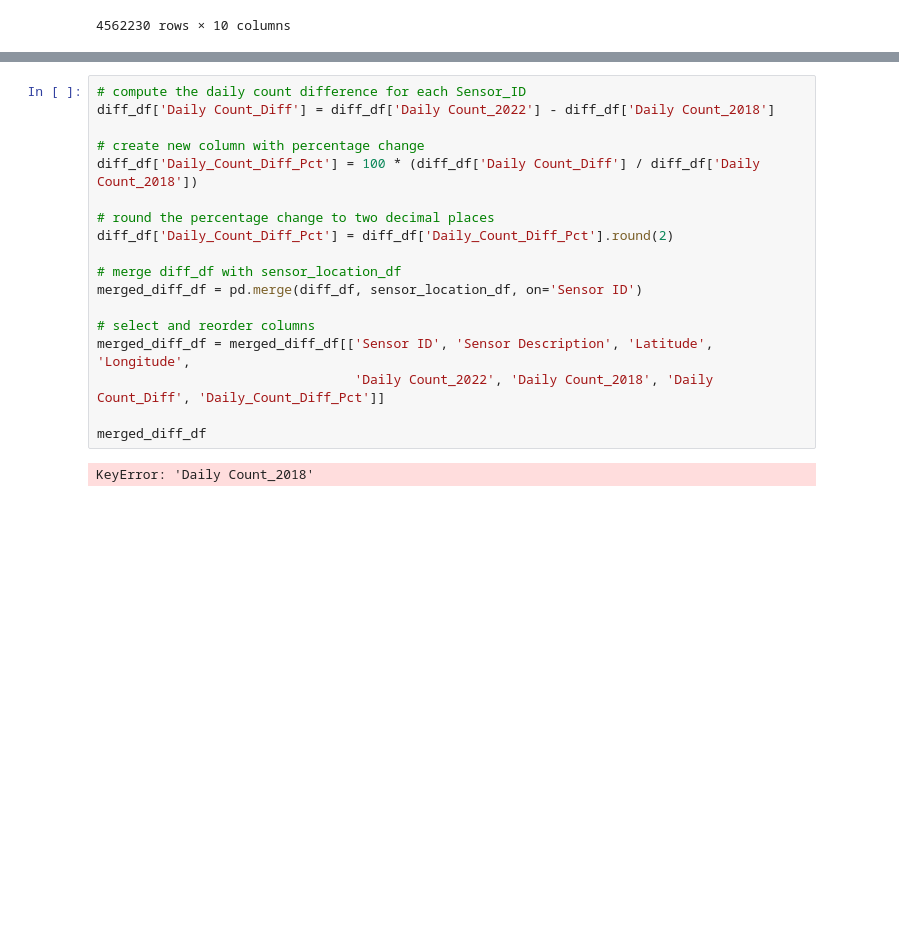
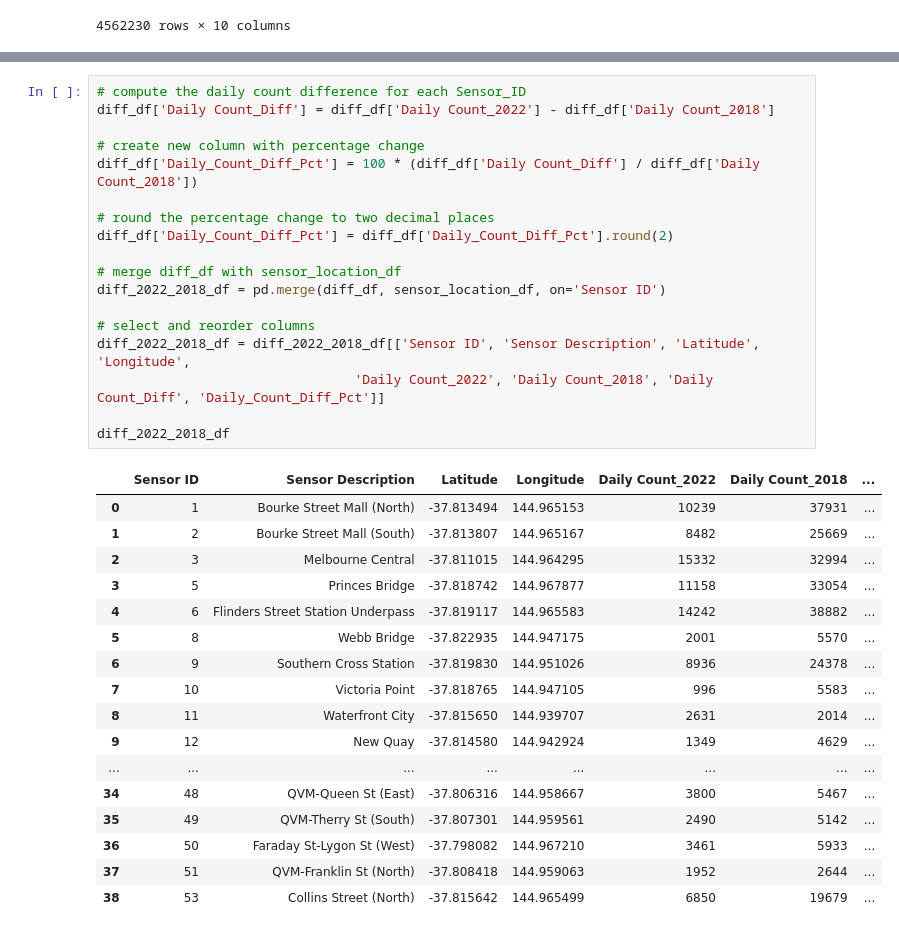
Before and after one commit to hendaman/project-1-challenge, a Jupyter notebook: Question-3-Owen/PedestrianTrafficVolume.ipynb, the cells around one changed output, grey strips where cells are left out. Drawn from its saved outputs; the diff is of its cells as text; blank space fills up the shorter version.

```diff
--- a/Question-3-Owen/PedestrianTrafficVolume.ipynb
+++ b/Question-3-Owen/PedestrianTrafficVolume.ipynb
@@ -208,20 +210,36 @@ diff_df
 # %%
 # compute the daily count difference for each Sensor_ID
 diff_df['Daily Count_Diff'] = diff_df['Daily Count_2022'] - diff_df['Daily Count_2018']
 
 # create new column with percentage change
 diff_df['Daily_Count_Diff_Pct'] = 100 * (diff_df['Daily Count_Diff'] / diff_df['Daily Count_2018'])
 
 # round the percentage change to two decimal places
 diff_df['Daily_Count_Diff_Pct'] = diff_df['Daily_Count_Diff_Pct'].round(2)
 
 # merge diff_df with sensor_location_df
-merged_diff_df = pd.merge(diff_df, sensor_location_df, on='Sensor ID')
+diff_2022_2018_df = pd.merge(diff_df, sensor_location_df, on='Sensor ID')
 
 # select and reorder columns
-merged_diff_df = merged_diff_df[['Sensor ID', 'Sensor Description', 'Latitude', 'Longitude',
+diff_2022_2018_df = diff_2022_2018_df[['Sensor ID', 'Sensor Description', 'Latitude', 'Longitude',
                                  'Daily Count_2022', 'Daily Count_2018', 'Daily Count_Diff', 'Daily_Count_Diff_Pct']]
 
-merged_diff_df
+diff_2022_2018_df
 # %% [output]
-KeyError: 'Daily Count_2018'
+|  | Sensor ID | Sensor Description | Latitude | Longitude | Daily Count_2022 | Daily Count_2018 | ... |
+| 0 | 1 | Bourke Street Mall (North) | -37.813494 | 144.965153 | 10239 | 37931 | ... |
+| 1 | 2 | Bourke Street Mall (South) | -37.813807 | 144.965167 | 8482 | 25669 | ... |
+| 2 | 3 | Melbourne Central | -37.811015 | 144.964295 | 15332 | 32994 | ... |
+| 3 | 5 | Princes Bridge | -37.818742 | 144.967877 | 11158 | 33054 | ... |
+| 4 | 6 | Flinders Street Station Underpass | -37.819117 | 144.965583 | 14242 | 38882 | ... |
+| 5 | 8 | Webb Bridge | -37.822935 | 144.947175 | 2001 | 5570 | ... |
+| 6 | 9 | Southern Cross Station | -37.819830 | 144.951026 | 8936 | 24378 | ... |
+| 7 | 10 | Victoria Point | -37.818765 | 144.947105 | 996 | 5583 | ... |
+| 8 | 11 | Waterfront City | -37.815650 | 144.939707 | 2631 | 2014 | ... |
+| 9 | 12 | New Quay | -37.814580 | 144.942924 | 1349 | 4629 | ... |
+| ... | ... | ... | ... | ... | ... | ... | ... |
+| 34 | 48 | QVM-Queen St (East) | -37.806316 | 144.958667 | 3800 | 5467 | ... |
+| 35 | 49 | QVM-Therry St (South) | -37.807301 | 144.959561 | 2490 | 5142 | ... |
+| 36 | 50 | Faraday St-Lygon St (West) | -37.798082 | 144.967210 | 3461 | 5933 | ... |
+| 37 | 51 | QVM-Franklin St (North) | -37.808418 | 144.959063 | 1952 | 2644 | ... |
+| 38 | 53 | Collins Street (North) | -37.815642 | 144.965499 | 6850 | 19679 | ... |
```
Also changed, not shown: parts of 7 cells of this notebook.
